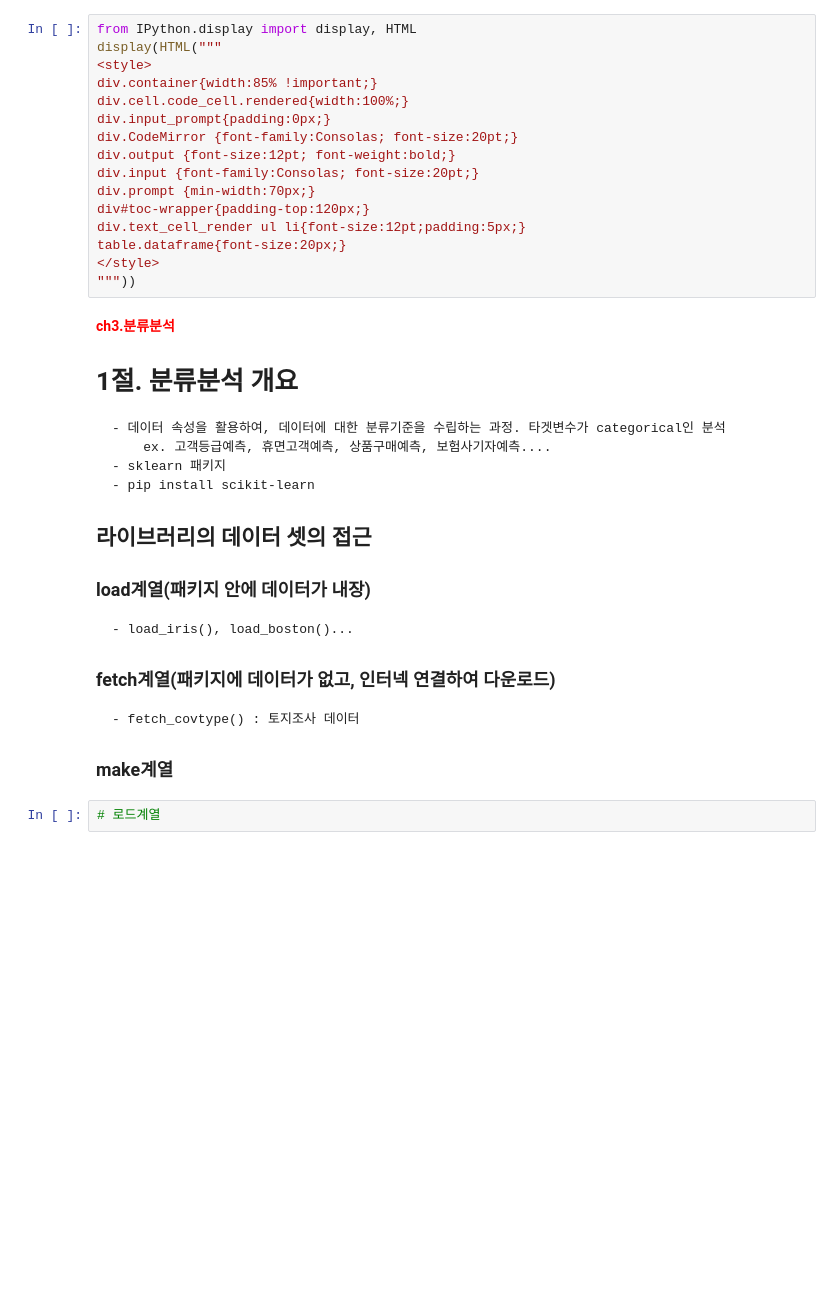
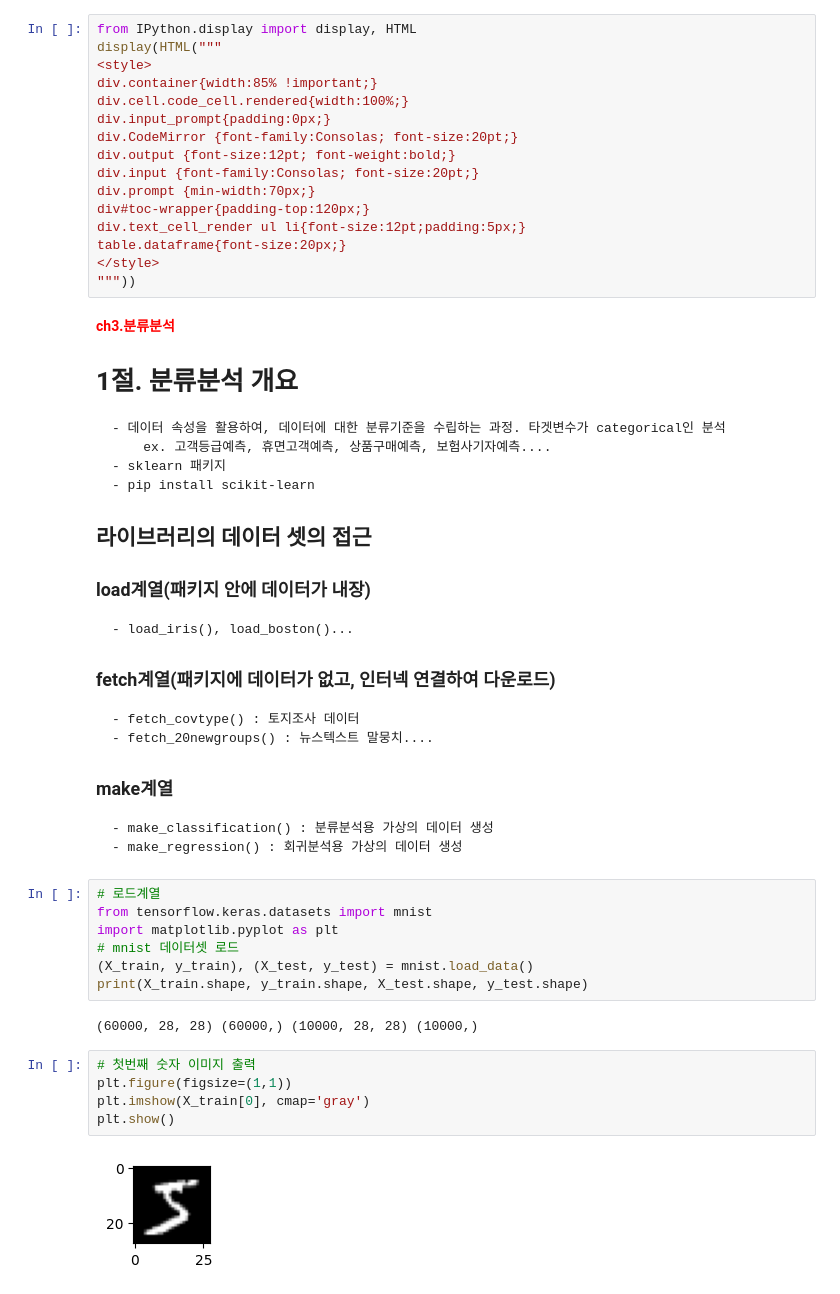
Before and after one commit to zardness/Sang, a Jupyter notebook: source/08_MachineLearning/ch3_분류분석.ipynb, the cells around one changed output. Cells and saved outputs as stored; diff of their text form; blank space fills up the shorter version.

```diff
--- a/source/08_MachineLearning/ch3_분류분석.ipynb
+++ b/source/08_MachineLearning/ch3_분류분석.ipynb
@@ -29,7 +29,23 @@ table.dataframe{font-size:20px;}
 
 ### fetch계열(패키지에 데이터가 없고, 인터넥 연결하여 다운로드)
     - fetch_covtype() : 토지조사 데이터
-
+    - fetch_20newgroups() : 뉴스텍스트 말뭉치....
 ### make계열
+    - make_classification() : 분류분석용 가상의 데이터 생성
+    - make_regression() : 회귀분석용 가상의 데이터 생성
-# %%
-# 로드계열
+# %%
+# 로드계열
+from tensorflow.keras.datasets import mnist
+import matplotlib.pyplot as plt
+# mnist 데이터셋 로드
+(X_train, y_train), (X_test, y_test) = mnist.load_data()
+print(X_train.shape, y_train.shape, X_test.shape, y_test.shape)
+# %% [output]
+(60000, 28, 28) (60000,) (10000, 28, 28) (10000,)
+# %%
+# 첫번째 숫자 이미지 출력
+plt.figure(figsize=(1,1))
+plt.imshow(X_train[0], cmap='gray')
+plt.show()
+# %% [output]
+[figure, added]
```
Also changed, not shown: parts of 37 cells of this notebook, 2 other files.
